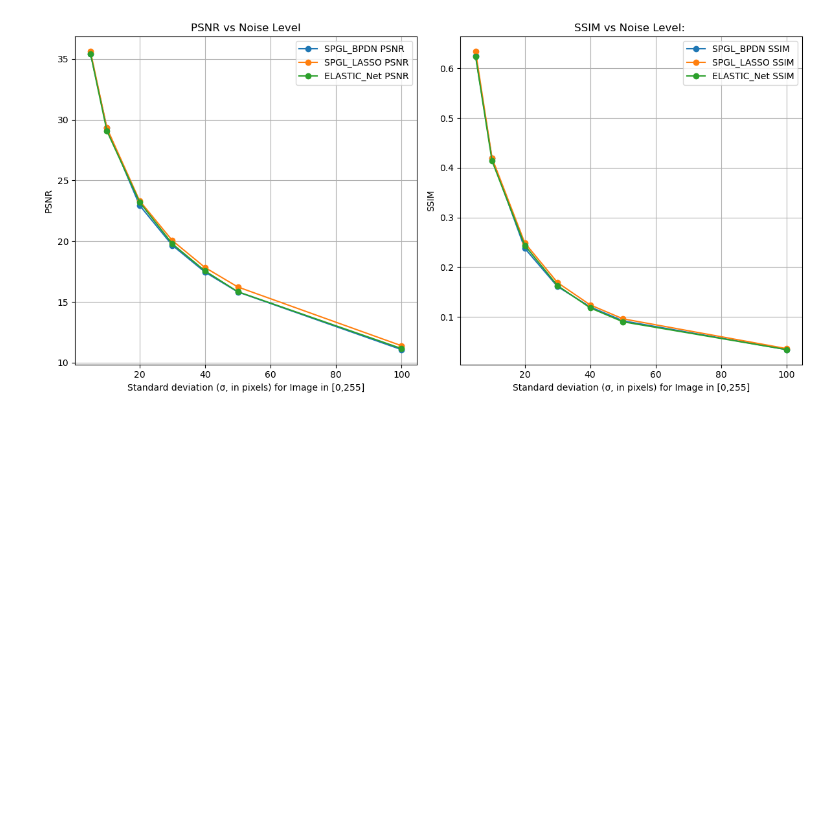
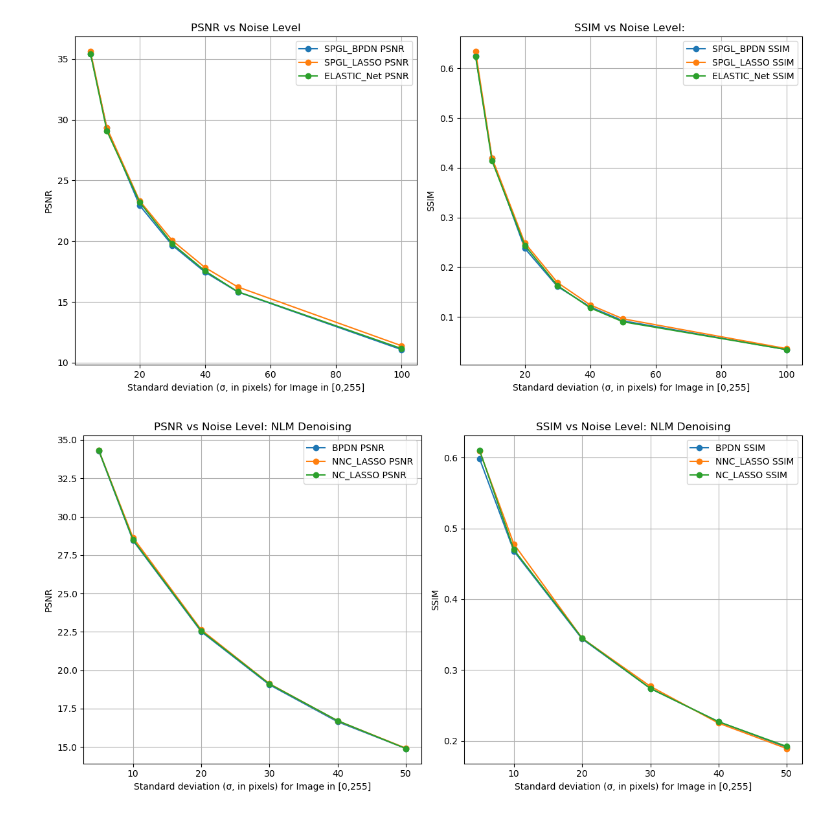
Before and after one commit to Tharindu-Nirmal/Image_Denoising, a Jupyter notebook: plots.ipynb, the cells around one changed output. Saved outputs shown, nothing was run; the diff lists cells and outputs as text; code cells hidden in the pictures; blank space fills up the shorter version.

```diff
--- a/plots.ipynb
+++ b/plots.ipynb
@@ -151,3 +191,51 @@ plt.tight_layout()
 plt.show()
 # %% [output]
 [figure]
+# %%
+Image= 'CameraMan NLM'
+
+# Noise levels (σ)
+sigma = np.array([5, 10, 20, 30, 40, 50])
+
+# SPGL_BPDN PSNR/SSIM
+spgl_bpdn_psnr = np.array([34.28, 28.45, 22.51, 19.05, 16.64, 14.90])
+spgl_bpdn_ssim = np.array([0.598, 0.468, 0.344, 0.274, 0.227, 0.191])
+
+# SPGL_LASSO PSNR/SSIM
+spgl_lasso_psnr = np.array([34.31, 28.64, 22.63, 19.12, 16.70, 14.92])
+spgl_lasso_ssim = np.array([0.609, 0.478, 0.345, 0.277, 0.225, 0.189])
+
+# ELASTIC_Net PSNR/SSIM
+elastic_net_psnr = np.array([34.31, 28.50, 22.56, 19.10, 16.71, 14.893])
+elastic_net_ssim = np.array([0.610, 0.470, 0.345, 0.274, 0.227, 0.192])
+
+# Create the plot
+plt.figure(figsize=(12, 6))
+
+# Plot PSNR for all methods
+plt.subplot(1, 2, 1)
+plt.plot(sigma, spgl_bpdn_psnr, label='BPDN PSNR', marker='o')
+plt.plot(sigma, spgl_lasso_psnr, label='NNC_LASSO PSNR', marker='o')
+plt.plot(sigma, elastic_net_psnr, label='NC_LASSO PSNR', marker='o')
+plt.xlabel('Standard deviation (σ, in pixels) for Image in [0,255]')
+plt.ylabel('PSNR')
+plt.title('PSNR vs Noise Level: NLM Denoising')
+plt.legend()
+plt.grid(True)
+
+# Plot SSIM for all methods
+plt.subplot(1, 2, 2)
+plt.plot(sigma, spgl_bpdn_ssim, label='BPDN SSIM', marker='o')
+plt.plot(sigma, spgl_lasso_ssim, label='NNC_LASSO SSIM', marker='o')
+plt.plot(sigma, elastic_net_ssim, label='NC_LASSO SSIM', marker='o')
+plt.xlabel('Standard deviation (σ, in pixels) for Image in [0,255]')
+plt.ylabel('SSIM')
+plt.title('SSIM vs Noise Level: NLM Denoising')
+plt.legend()
+plt.grid(True)
+
+# Show the plot
+plt.tight_layout()
+plt.show()
+# %% [output]
+[figure, added]
```
Also changed, not shown: parts of 3 cells of this notebook, 3 other files.
